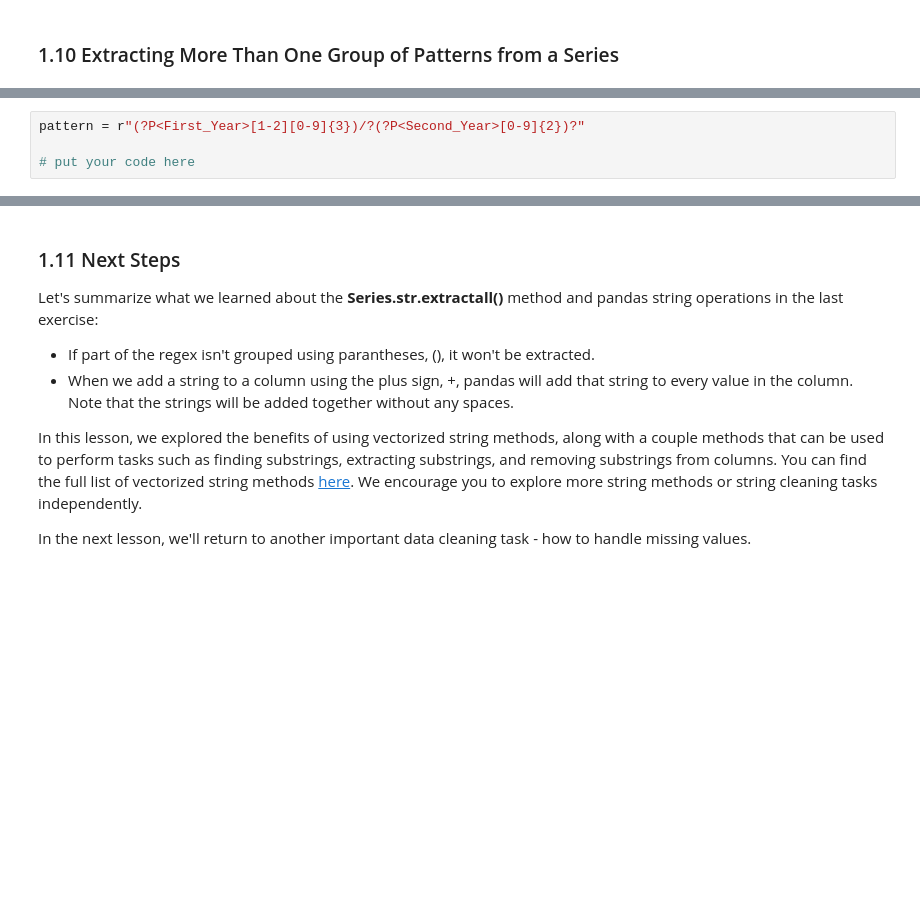
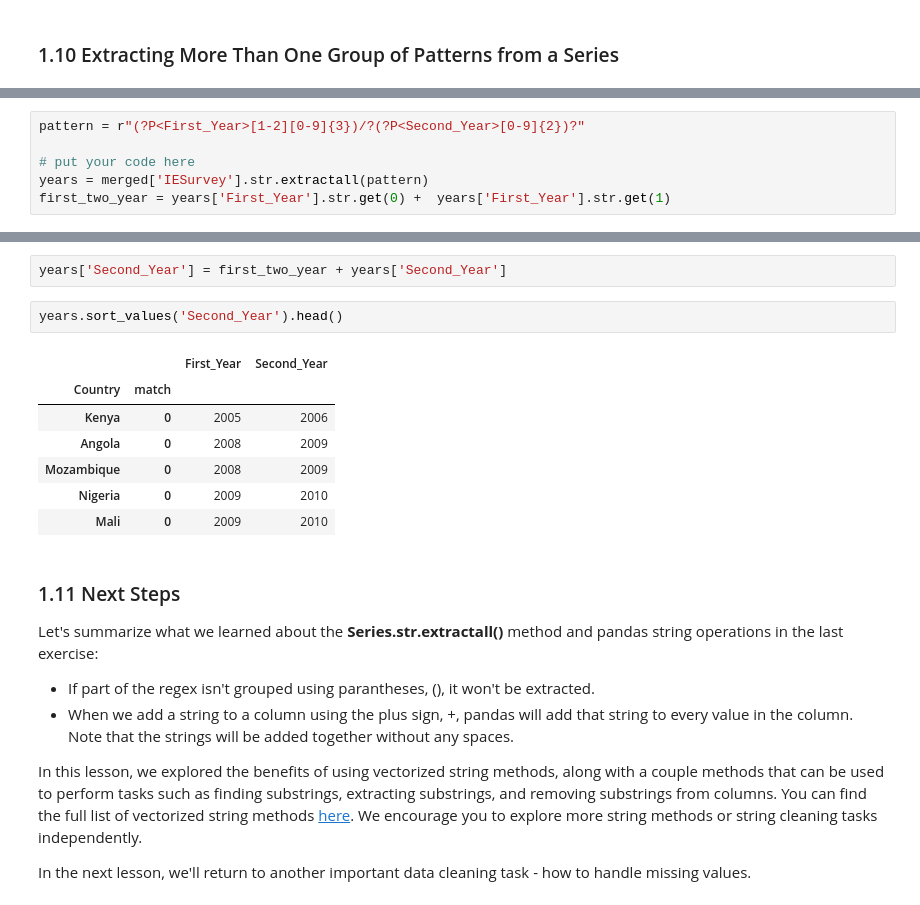
Before and after one commit to nymarya/data-science-one, a Jupyter notebook: Lesson#10/Lesson #10.ipynb, the cells around one changed output, grey strips where cells are left out. Cells and saved outputs as stored; diff of their text form; blank space fills up the shorter version.

```diff
--- a/Lesson#10/Lesson #10.ipynb
+++ b/Lesson#10/Lesson #10.ipynb
@@ -507,3 +677,5 @@ We've already created a regular expression that extracts the pattern **"yyyy/yy"
 pattern = r"(?P<First_Year>[1-2][0-9]{3})/?(?P<Second_Year>[0-9]{2})?"
 
 # put your code here
+years = merged['IESurvey'].str.extractall(pattern)
+first_two_year = years['First_Year'].str.get(0) +  years['First_Year'].str.get(1)
@@ -510,3 +692,15 @@ pattern = r"(?P<First_Year>[1-2][0-9]{3})/?(?P<Second_Year>[0-9]{2})?"
+# %%
+years['Second_Year'] = first_two_year + years['Second_Year']
+# %%
+years.sort_values('Second_Year').head()
+# %% [output]
+|  |  | First_Year | Second_Year |
+| Country | match |  |  |
+| Kenya | 0 | 2005 | 2006 |
+| Angola | 0 | 2008 | 2009 |
+| Mozambique | 0 | 2008 | 2009 |
+| Nigeria | 0 | 2009 | 2010 |
+| Mali | 0 | 2009 | 2010 |
 # %% [markdown]
 ### 1.11 Next Steps
 
```
Also changed, not shown: parts of 23 cells of this notebook, 1 other file.
